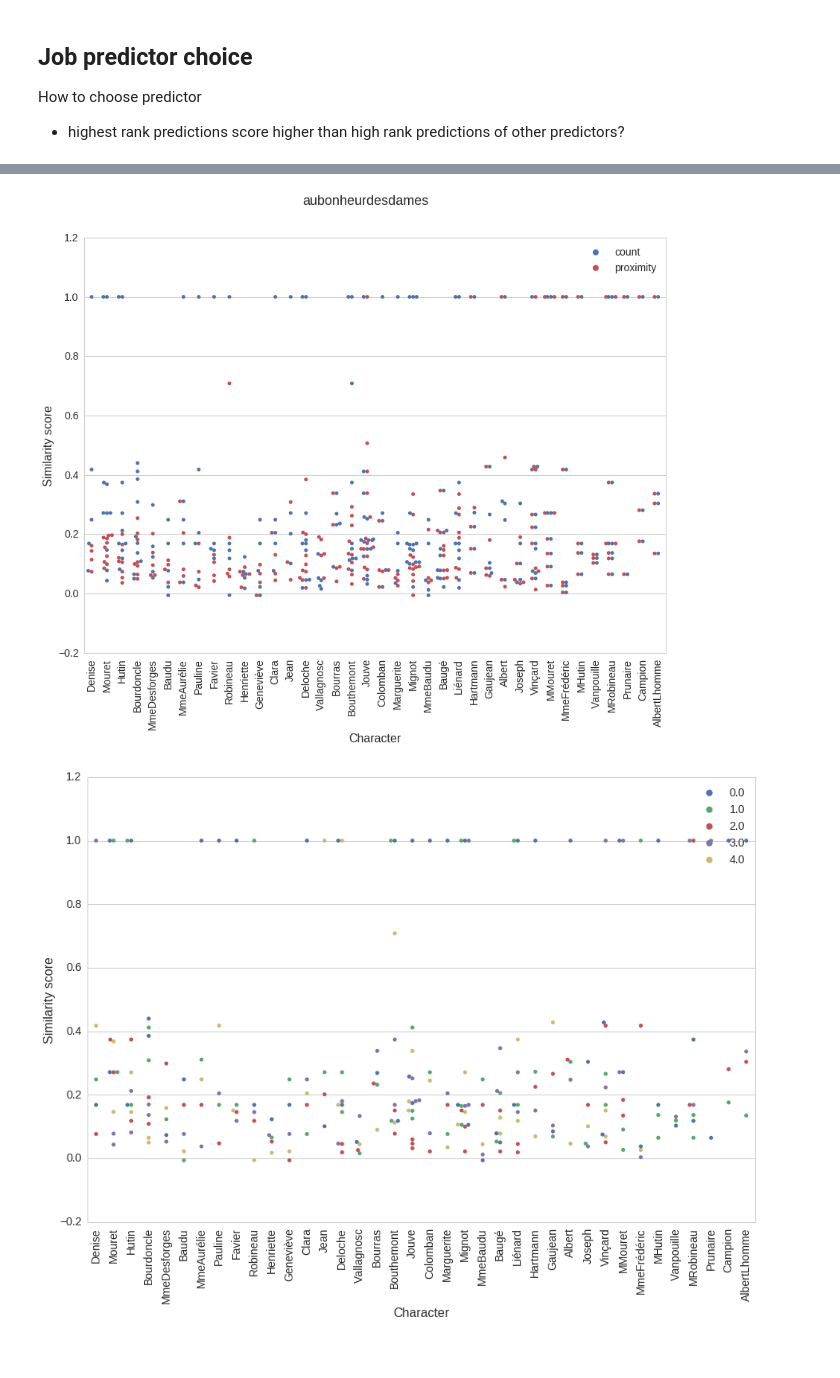
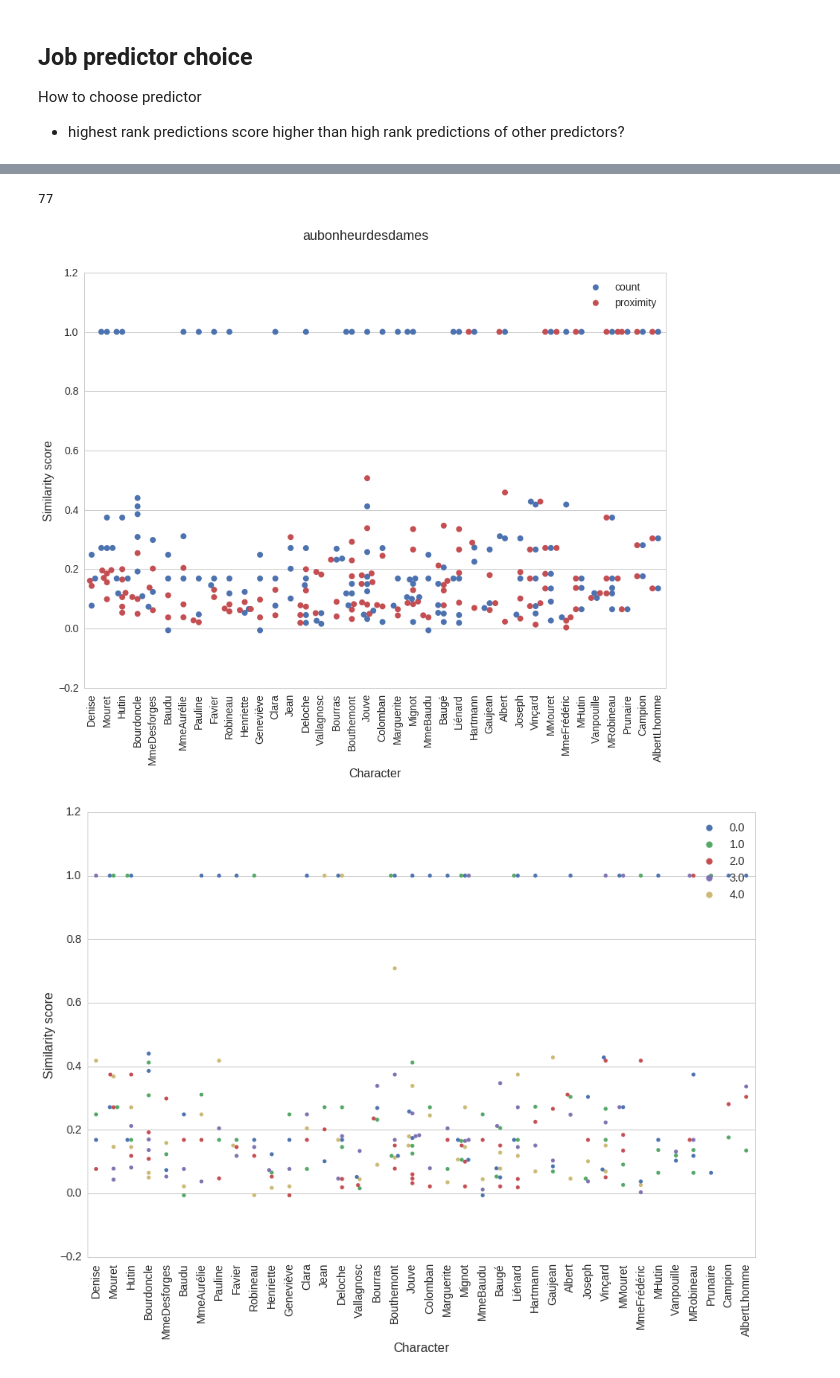
Before and after one commit to semplea/characters-meta, a Jupyter notebook: python/tester.ipynb, the cells around one changed output, grey strips where cells are left out. Saved outputs shown, nothing was run; the diff lists cells and outputs as text; code cells hidden in the pictures.

```diff
--- a/python/tester.ipynb
+++ b/python/tester.ipynb
@@ -24,7 +17,8 @@ books = ['aubonheurdesdames', 'candide', 'lassommoir', 'letourdumondeen80jours',
 gender_names = ['gender_nosolo', 'gender_solo']
 sentiment_names = ['sentiment_nosolo', 'sentiment_solo']
 job_names = ['count_full_const', 'count_full_decr', 'count_expo_const', 'count_expo_decr',
-              'proximity_full_const', 'proximity_full_decr', 'proximity_expo_const', 'proximity_expo_decr']
+            'proximity_full_const', 'proximity_full_decr', 'proximity_expo_const', 'proximity_expo_decr',
+            'job_full_const', 'job_full_decr', 'job_expo_const', 'job_expo_decr']
 frame_names = job_names + gender_names# + sentiment_names
 suffix = '.csv'
 path = 'metadata/'
@@ -96,29 +133,36 @@ plt.show()
+# %%
+df1 = df1[df1.Rank < 5]
+len(df1[df1.Similarity == 1.0].Character.unique())
+# %% [output]
+77
 # %%
 book = 'aubonheurdesdames'
 name1 = book + '_count_full_const'
 name2 = book + '_proximity_full_const'
 
 plotter = df_dict[name1].append(df_dict[name2])
+plotter = plotter[plotter.Rank < 3]
 fig, ax = plt.subplots(figsize=(14,10))
 
 sns.swarmplot(
     x='Character',
     y='Similarity',
     hue='Predictor',
     palette={'count': palette[0], 'proximity': palette[2]},
     data=plotter,
-    ax=ax)
+    ax=ax,
+    size=8)
 plt.xticks(rotation=90)
 plt.suptitle(book, fontsize=18)
 ax.legend(
    loc='best',
    fontsize=14)
 ax.tick_params(labelsize=14)
 plt.xlabel('Character', fontsize=16)
 plt.ylabel('Similarity score', fontsize=16)
 plt.show()
 # %% [output]
-[figure, old version]
+[figure, new version]
 # %%
 fig, ax = plt.subplots(figsize=(15,10))
 book = 'aubonheurdesdames'
```
Also changed, not shown: parts of 16 cells of this notebook, 31 other files.
